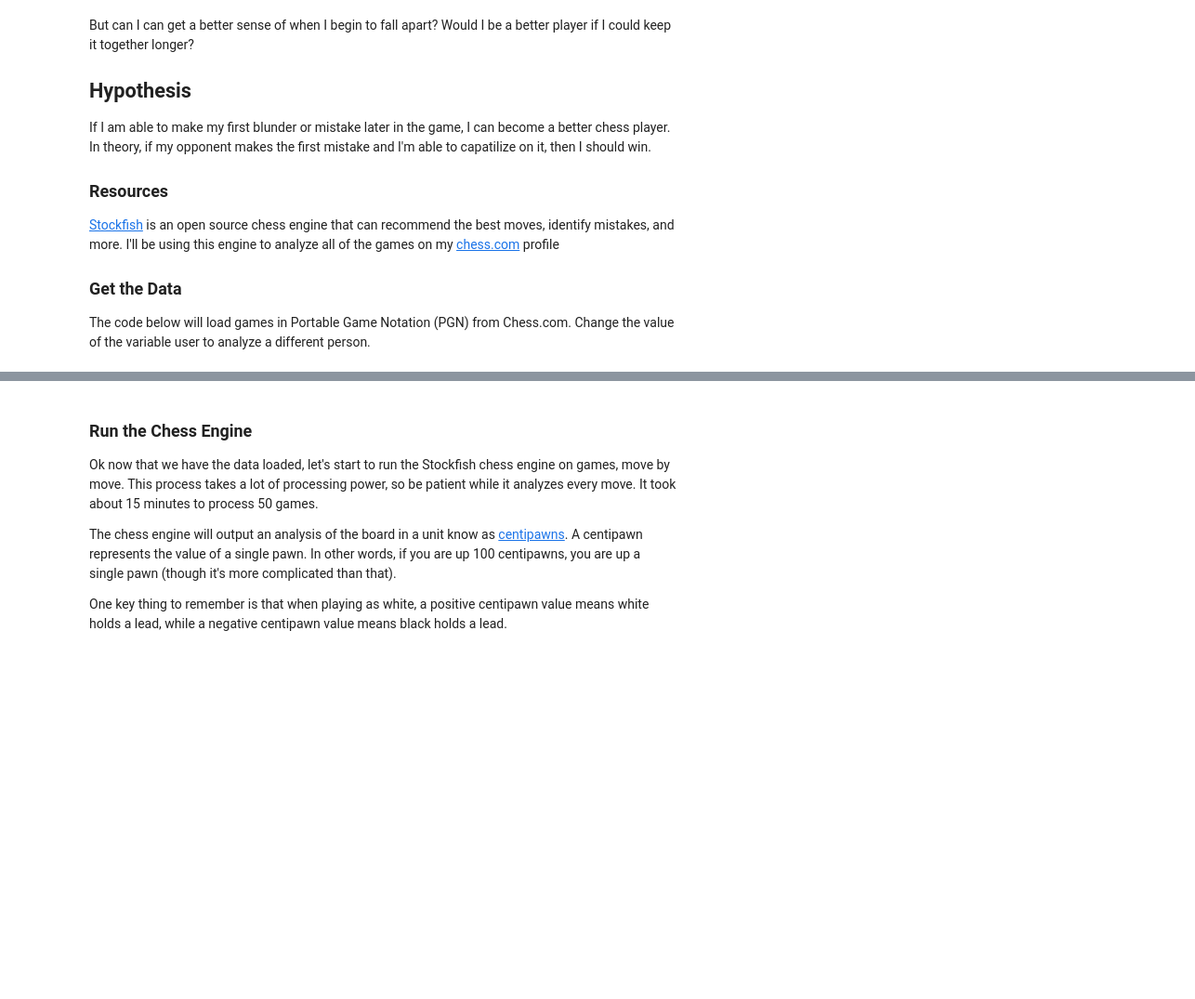
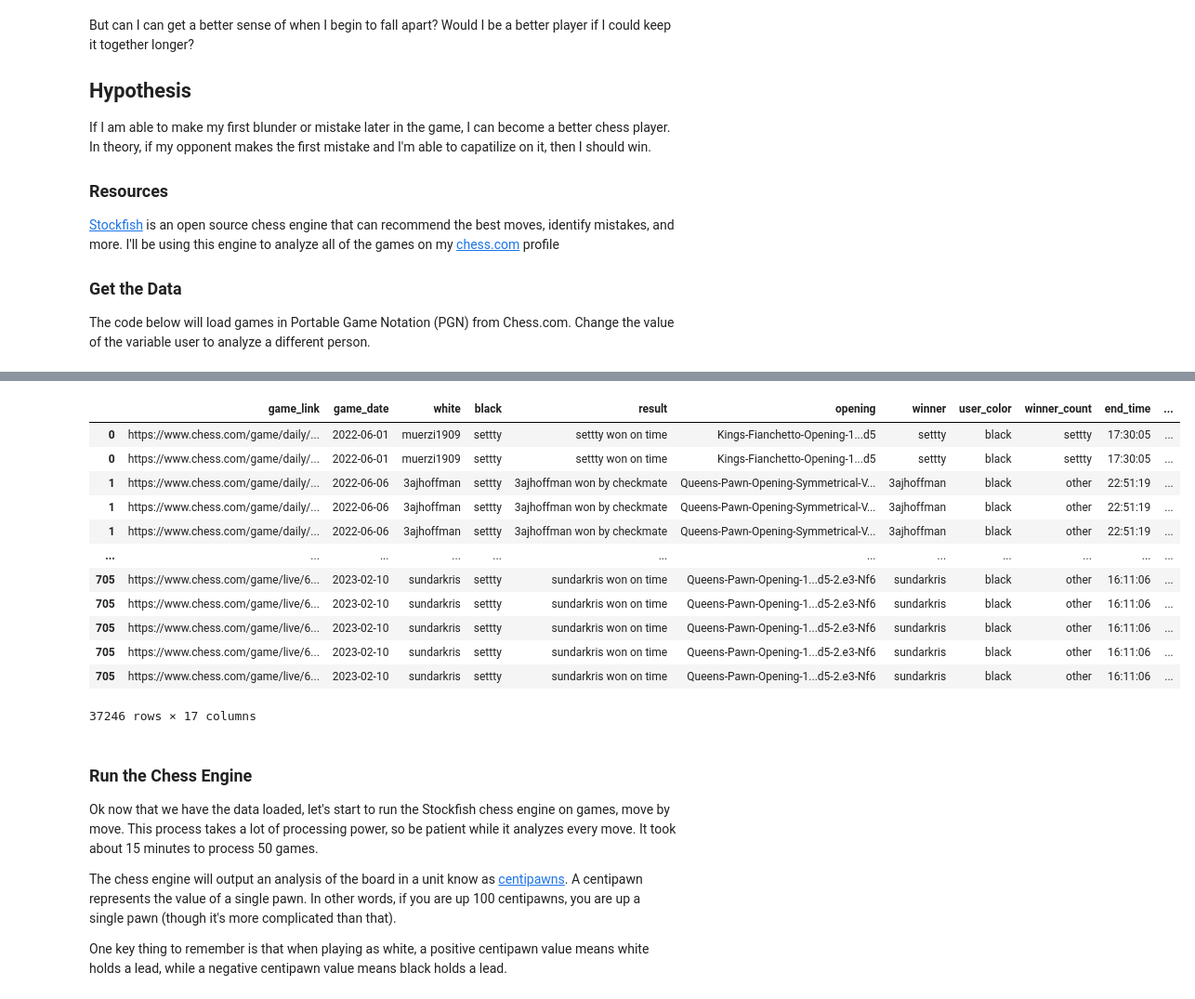
Before and after one commit to s-etty/chess-analysis, a Jupyter notebook: chess-analysis.ipynb, the cells around one changed output, grey strips where cells are left out. Shown at 93% size. Drawn from its saved outputs; the diff is of its cells as text; code cells hidden in the pictures; blank space fills up the shorter version.

```diff
--- a/chess-analysis.ipynb
+++ b/chess-analysis.ipynb
@@ -48,0 +53,4 @@ stockfish.get_wdl_stats()
+# %%
+games = []
+for url in urls['archives']:
+    games.append(requests.get(url).json())
@@ -48,0 +78,9 @@ stockfish.get_wdl_stats()
+# %%
+# need to flatten the nested dict and lists from above into a single list item for each game
+flat_games = []
+for games_list in games:
+    for game in games_list['games']:
+        flat_games.append(game['pgn'])
+print(flat_games[0])
+print("\n")
+print(flat_games[1])
@@ -49,3 +162,41 @@ stockfish.get_wdl_stats()
+# %%
+#create a pd df of the extracted data
+loaded_games = pd.DataFrame(rows)
+
+#convert the date into a date object
+loaded_games['game_date'] = pd.to_datetime(loaded_games['game_date'])
+
+# need to fix this part if the file already exists and we're adding new id's. Should get the largest id and start from there
+# assign a unique id to each game because chess.com doesn't supply one
+#loaded_games['game_id'] = np.arange(50, 100)
+
+# explode the moves column. it is a column with each row containing a list
+loaded_games = loaded_games.explode('moves')
+
+#the line below adds all the moves into a single string of all the moves
+loaded_games['moves_list'] = loaded_games.groupby('end_time')['moves'].apply(lambda x: (x + ' ').cumsum().str.strip())
+loaded_games['moves_list'] = loaded_games['moves_list'].str.split()
+
+# group each row by the end time and then add a counter for each row in the group. Then apply floor division to get the move
+# number. a "move" is each player making a turn.
+loaded_games['move_number'] = loaded_games.groupby('end_time').cumcount()//2
+loaded_games['move_number_actual'] = loaded_games.groupby('end_time').cumcount()
+# %%
+loaded_games
+# %% [output]
+|  | game_link | game_date | white | black | result | opening | winner | user_color | winner_count | end_time | ... |
+| 0 | https://www.chess.com/game/daily/... | 2022-06-01 | muerzi1909 | settty | settty won on time | Kings-Fianchetto-Opening-1...d5 | settty | black | settty | 17:30:05 | ... |
+| 0 | https://www.chess.com/game/daily/... | 2022-06-01 | muerzi1909 | settty | settty won on time | Kings-Fianchetto-Opening-1...d5 | settty | black | settty | 17:30:05 | ... |
+| 1 | https://www.chess.com/game/daily/... | 2022-06-06 | 3ajhoffman | settty | 3ajhoffman won by checkmate | Queens-Pawn-Opening-Symmetrical-V... | 3ajhoffman | black | other | 22:51:19 | ... |
+| 1 | https://www.chess.com/game/daily/... | 2022-06-06 | 3ajhoffman | settty | 3ajhoffman won by checkmate | Queens-Pawn-Opening-Symmetrical-V... | 3ajhoffman | black | other | 22:51:19 | ... |
+| 1 | https://www.chess.com/game/daily/... | 2022-06-06 | 3ajhoffman | settty | 3ajhoffman won by checkmate | Queens-Pawn-Opening-Symmetrical-V... | 3ajhoffman | black | other | 22:51:19 | ... |
+| ... | ... | ... | ... | ... | ... | ... | ... | ... | ... | ... | ... |
+| 705 | https://www.chess.com/game/live/6... | 2023-02-10 | sundarkris | settty | sundarkris won on time | Queens-Pawn-Opening-1...d5-2.e3-Nf6 | sundarkris | black | other | 16:11:06 | ... |
+| 705 | https://www.chess.com/game/live/6... | 2023-02-10 | sundarkris | settty | sundarkris won on time | Queens-Pawn-Opening-1...d5-2.e3-Nf6 | sundarkris | black | other | 16:11:06 | ... |
+| 705 | https://www.chess.com/game/live/6... | 2023-02-10 | sundarkris | settty | sundarkris won on time | Queens-Pawn-Opening-1...d5-2.e3-Nf6 | sundarkris | black | other | 16:11:06 | ... |
+| 705 | https://www.chess.com/game/live/6... | 2023-02-10 | sundarkris | settty | sundarkris won on time | Queens-Pawn-Opening-1...d5-2.e3-Nf6 | sundarkris | black | other | 16:11:06 | ... |
+| 705 | https://www.chess.com/game/live/6... | 2023-02-10 | sundarkris | settty | sundarkris won on time | Queens-Pawn-Opening-1...d5-2.e3-Nf6 | sundarkris | black | other | 16:11:06 | ... |
+37246 rows × 17 columns
 # %%
 # read the data from the pgn file and convert it into a dataframe. Clean data as well.
 user = "settty"
```
Also changed, not shown: parts of 6 cells of this notebook, 1 other file.
